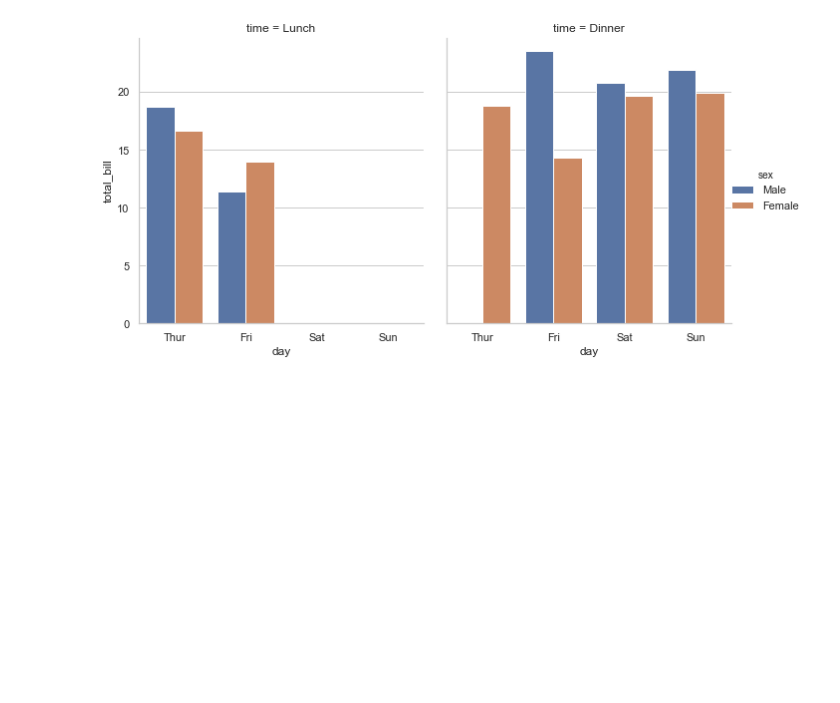
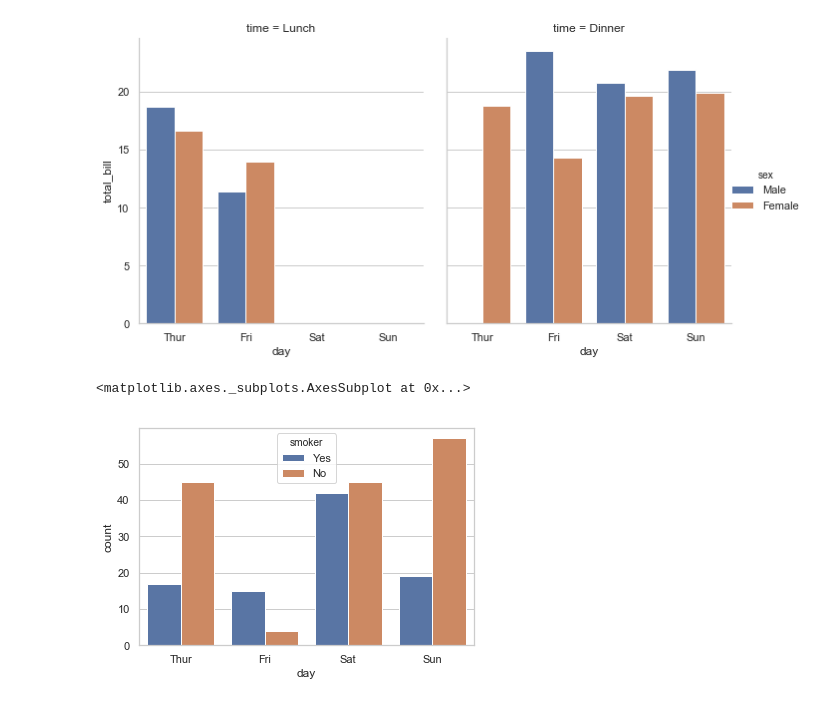
Before and after one commit to srikanthpragada/DS_06_MAY_2019, a Jupyter notebook: seaborn_demo.ipynb, the cells around one changed output. Saved outputs shown, nothing was run; the diff lists cells and outputs as text; code cells hidden in the pictures; blank space fills up the shorter version.

```diff
--- a/seaborn_demo.ipynb
+++ b/seaborn_demo.ipynb
@@ -46,3 +46,8 @@ sb.catplot(x="day",y="total_bill",hue="sex",col="time", data=tips, ci=False, kin
 plt.gcf().set_size_inches(10,5)
 # %% [output]
 [figure]
+# %%
+sb.countplot(x="day", hue='smoker', data=tips)
+# %% [output]
+<matplotlib.axes._subplots.AxesSubplot at 0x...>
+[figure, added]
```
Also changed, not shown: parts of 7 cells of this notebook.
